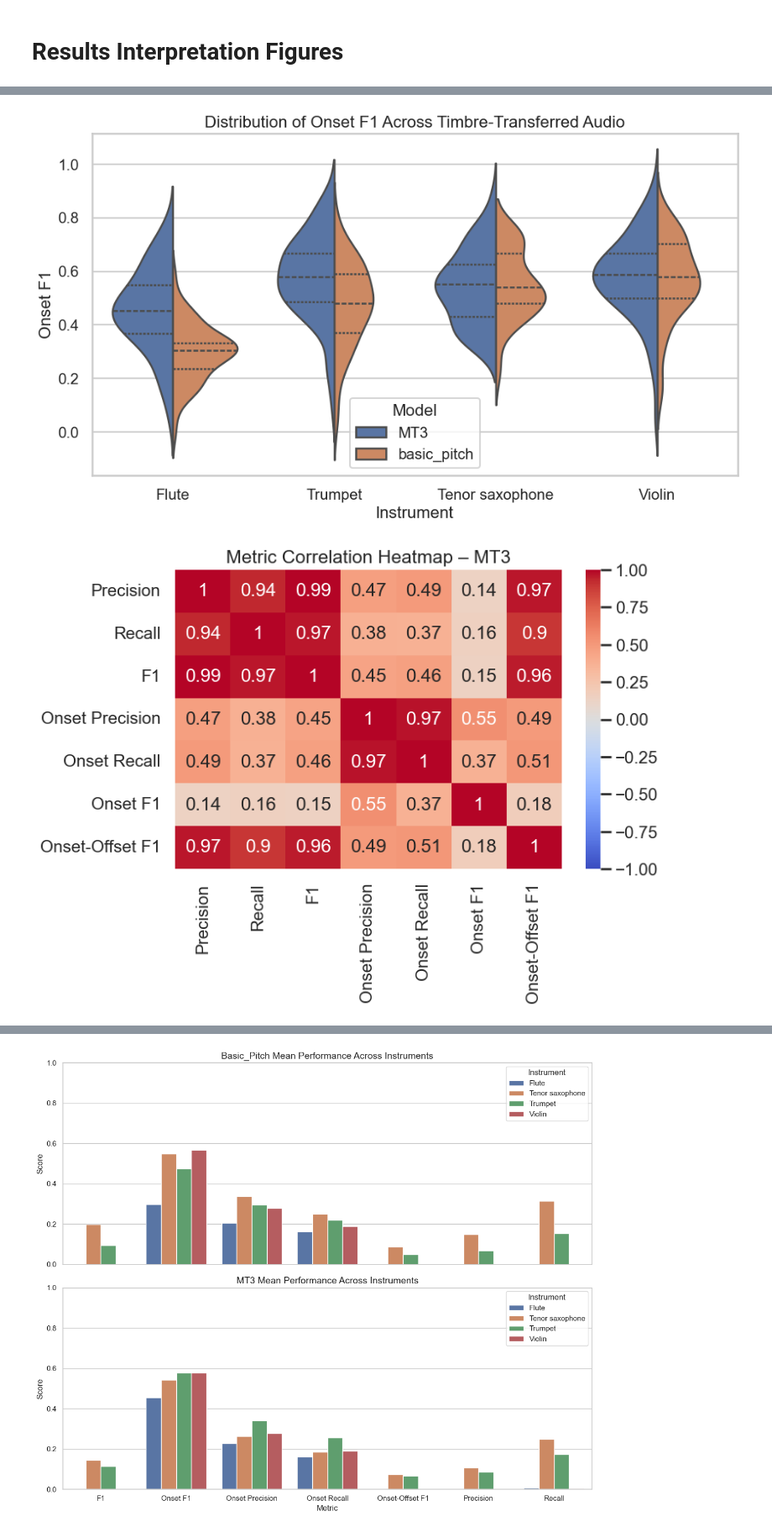
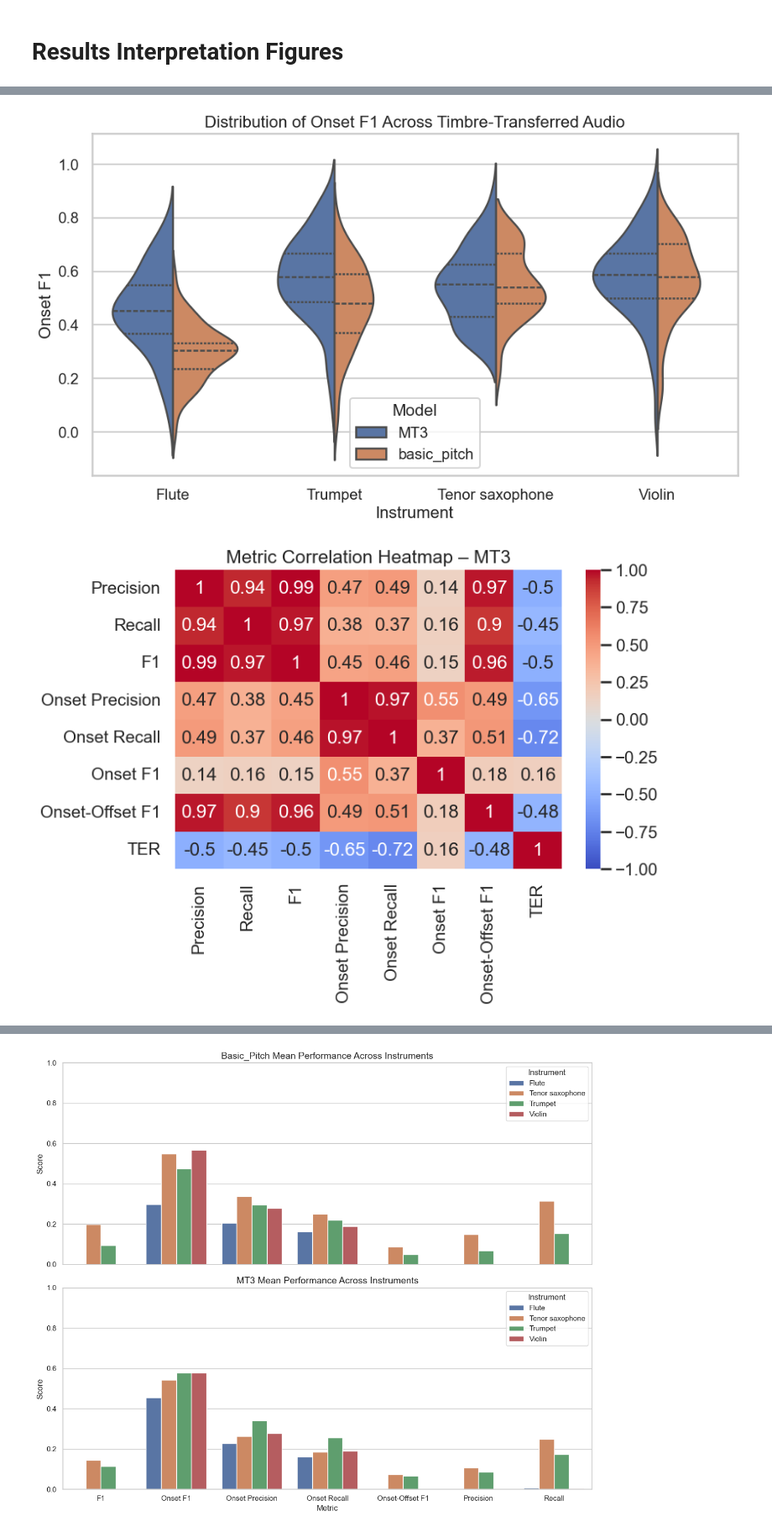
Before and after one commit to martinoywa/singing-voice-amt, a Jupyter notebook: evaluation/evaluation_report_converted.ipynb, the cells around one changed output, grey strips where cells are left out. Shown at 84% size. Cells and saved outputs as stored; diff of their text form; code cells hidden in the pictures.

```diff
--- a/evaluation/evaluation_report_converted.ipynb
+++ b/evaluation/evaluation_report_converted.ipynb
@@ -277,11 +261,11 @@ results = pd.concat(all_results, ignore_index=True)
 # -----------------------------------------------------------
 # 2. Compute average metrics per instrument & model
 # -----------------------------------------------------------
-metrics = ["Precision", "Recall", "F1", "Onset Precision", "Onset Recall", "Onset F1", "Onset-Offset F1"]
+metrics = ["Precision", "Recall", "F1", "Onset Precision", "Onset Recall", "Onset F1", "Onset-Offset F1", "TER"]
 avg_results = results.groupby(["Model", "Instrument"])[metrics].mean().reset_index()
 
 # Save the table for reference
-avg_results.to_csv("timbre_transfer_summary.csv", index=False)
+avg_results.to_csv("transcription_summary.csv", index=False)
 print(avg_results)
 
 # -----------------------------------------------------------
@@ -397,5 +381,5 @@ print(formatted_table.to_markdown(index=False))
 [figure]
 [figure]
 [figure]
 [figure]
-[figure, old version]
+[figure, new version]
```
Also changed, not shown: parts of 21 cells of this notebook, 17 other files.
